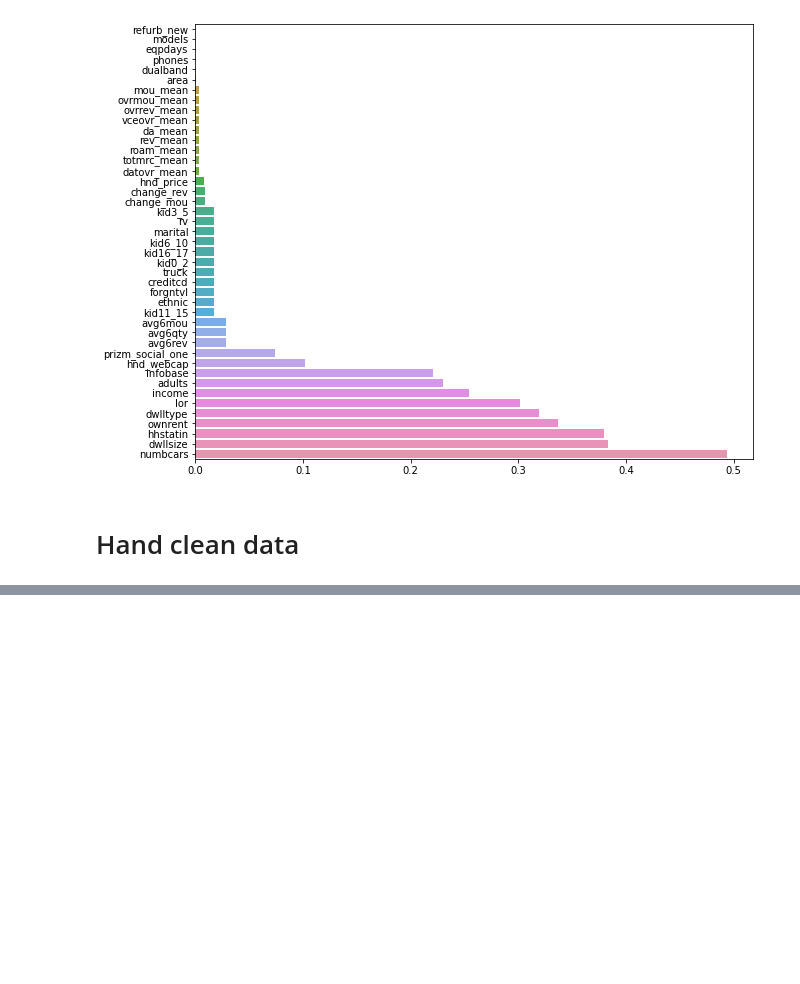
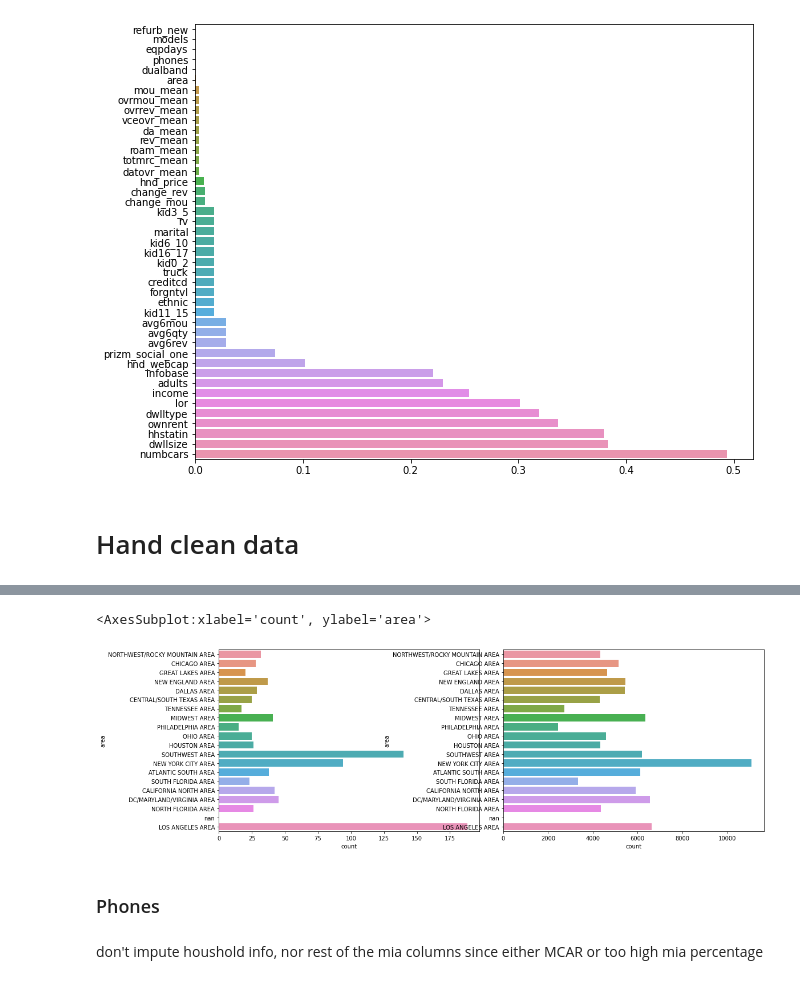
Before and after one commit to Jeff-ChenFan-Wang/TelecomChurnAnalysis, a Jupyter notebook: Telecom Churn Analysis.ipynb, the cells around one changed output, grey strips where cells are left out. Saved outputs shown, nothing was run; the diff lists cells and outputs as text; code cells hidden in the pictures; blank space fills up the shorter version.

```diff
--- a/Telecom Churn Analysis.ipynb
+++ b/Telecom Churn Analysis.ipynb
@@ -496,0 +497,20 @@ sns.barplot(x=mia_perc,y=mia_perc.index)
+# %%
+fig,ax = plt.subplots(1,2,figsize=(14,5))
+plt.tight_layout()
+sns.countplot(
+    y=raw_data[raw_data['change_rev'].isna()]['area'],
+    order=raw_data['area'].unique(),
+    ax=ax[0]
+)
+sns.countplot(
+    y=raw_data['area'],
+    order=raw_data['area'].unique(),
+    ax=ax[1]
+)
+# %% [output]
+<AxesSubplot:xlabel='count', ylabel='area'>
+[figure, added]
+# %% [markdown]
+### Phones
+# %% [markdown]
+don't impute houshold info, nor rest of the mia columns since either MCAR or too high mia percentage
```
Also changed, not shown: parts of 56 cells of this notebook.
